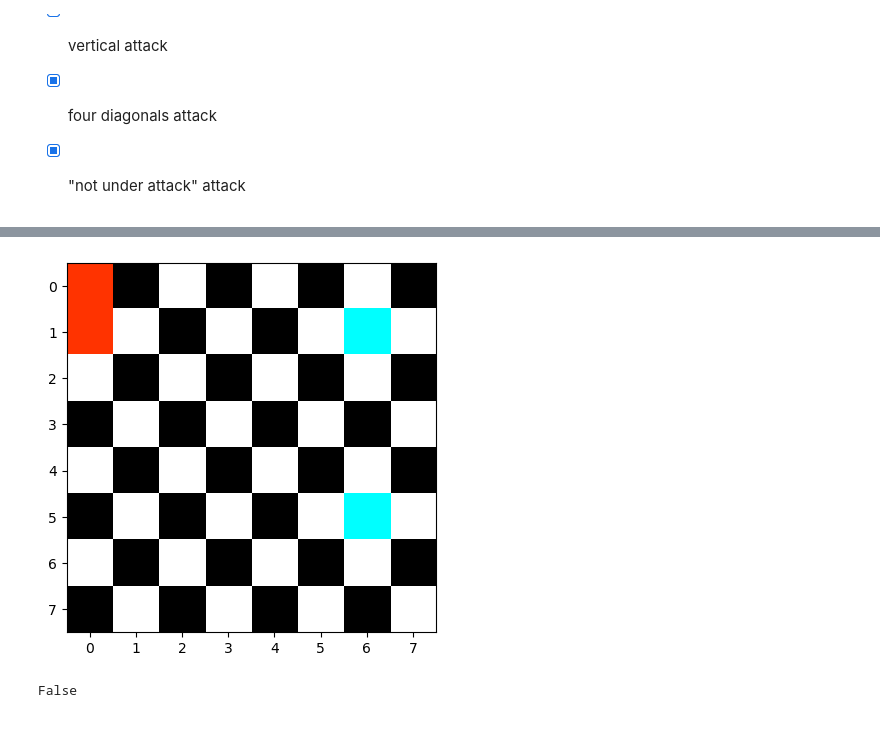
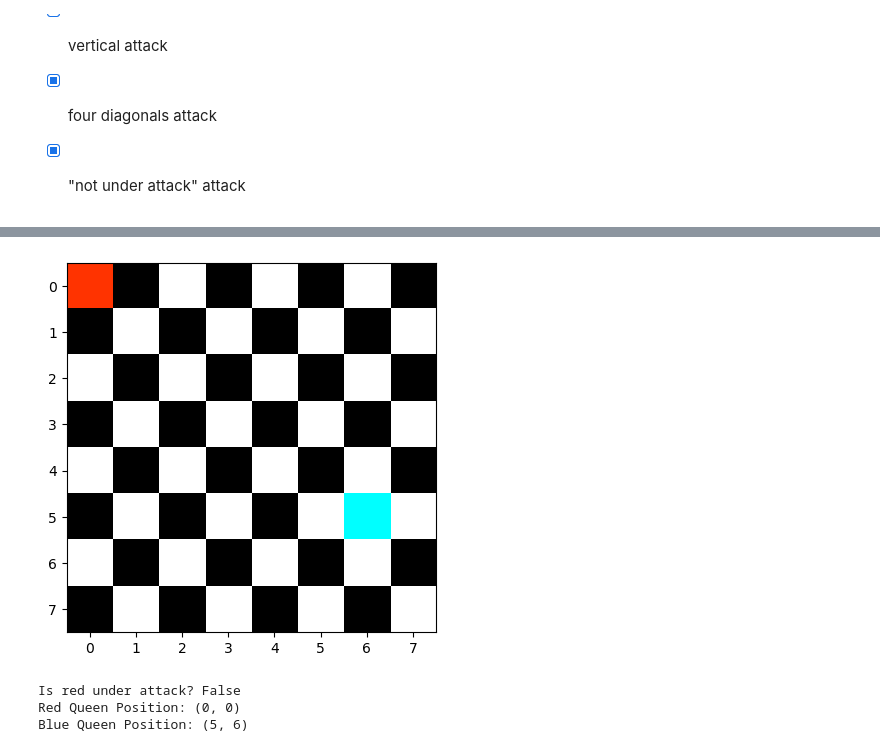
Before and after one commit to elleem/Chess-Board, a Jupyter notebook: chess-board.ipynb, the cells around one changed output, grey strips where cells are left out. Cells and saved outputs as stored; diff of their text form; code cells hidden in the pictures.

Commit message:
Kaggle Notebook | Chess Board | Version 8

```diff
--- a/chess-board.ipynb
+++ b/chess-board.ipynb
@@ -49,10 +49,10 @@ class ChessBoard:
 
     def __init__(self):
         #establish color values
-        self.black = (0,0,0)
-        self.white = (1,1,1)
-        self.blue = (0,1,1)
-        self.red =  (1,.2,0)
+        self.black = (0,0,0,)
+        self.white = (1,1,1,)
+        self.blue = (0,1,1,)
+        self.red =  (1,.2,0,)
         self.red_pieces = {'queen': (0,0)}
         self.blue_pieces = {'queen': (0,0)}
 
@@ -116,8 +149,14 @@ True
 # %%
+#'not under attack' attack
+board = ChessBoard()
 board.add_red(0,0)
 board.add_blue(5,6)
 board.render()
-print(board.is_under_attack())
+print('Is red under attack?', board.is_under_attack())
+print('Red Queen Position:', board.red_pieces['queen'])
+print('Blue Queen Position:', board.blue_pieces['queen'])
 # %% [output]
-[figure, old version]
+[figure, new version]
-False
+Is red under attack? False
+Red Queen Position: (0, 0)
+Blue Queen Position: (5, 6)
```
Also changed, not shown: parts of 6 cells of this notebook.
